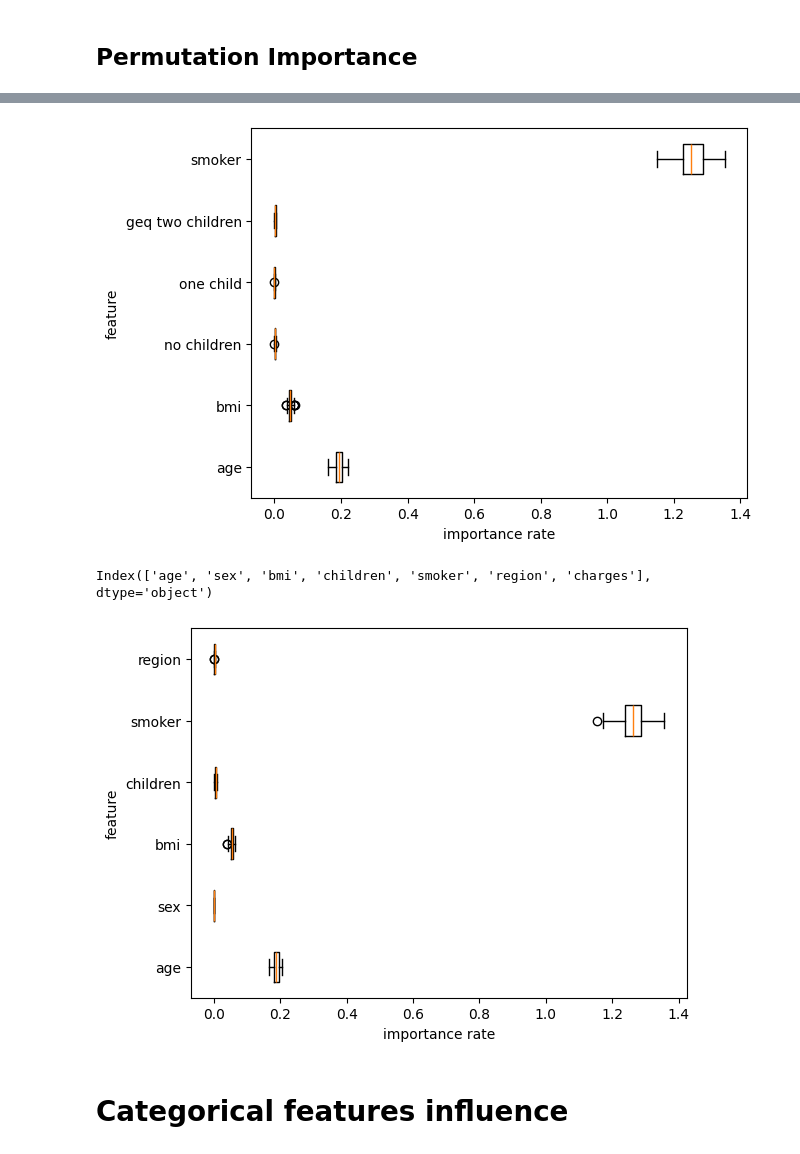
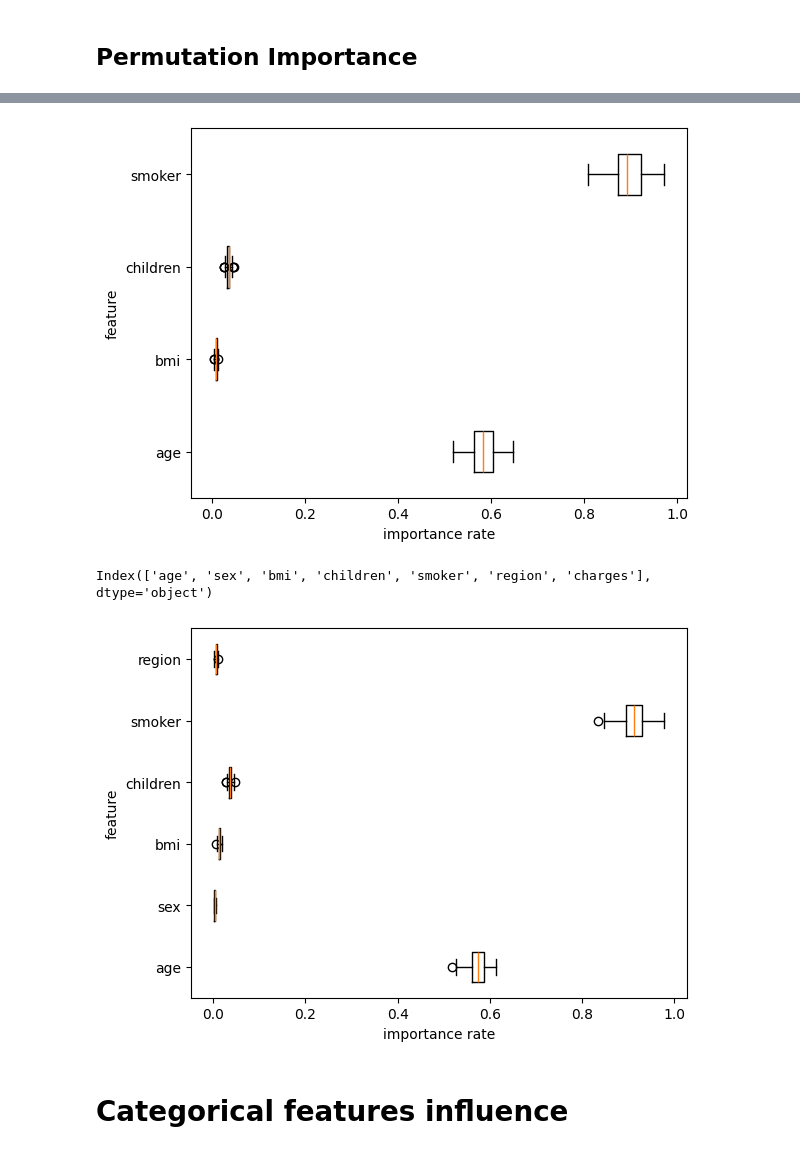
Before and after one commit to Kasymkhankhubiyev/AISiriusSpring2024, a Jupyter notebook: lab_01.ipynb, the cells around one changed output, grey strips where cells are left out. Cells and saved outputs as stored; diff of their text form; code cells hidden in the pictures.

```diff
--- a/lab_01.ipynb
+++ b/lab_01.ipynb
@@ -170,6 +170,6 @@ two and more children samples: 440 is 32.88%
 # %%
-df['no children'] = no_children
-df['one child'] = one_child
-df['geq two children'] = geq_two_children
-df.drop(columns='children', inplace=True)
-df.head()
+# df['no children'] = no_children
+# df['one child'] = one_child
+# df['geq two children'] = geq_two_children
+# df.drop(columns='children', inplace=True)
+# df.head()
@@ -238,6 +229,11 @@ Index(['age', 'sex', 'bmi', 'smoker', 'region', 'charges', 'no children',
+# %%
+df['charges'] = np.log10(df['charges'].values)
 # %%
-X, y = df[['age', 'bmi', 'no children','one child', 'geq two children']].values, df['charges'].values
-X_smoker = df[['age', 'bmi','no children','one child', 'geq two children', 'smoker']].values
+# X, y = df[['age', 'bmi', 'no children','one child', 'geq two children']].values, df['charges'].values
+# X_smoker = df[['age', 'bmi','no children','one child', 'geq two children', 'smoker']].values
+
+X, y = df[['age', 'bmi', 'children']].values, df['charges'].values
+X_smoker = df[['age', 'bmi','children', 'smoker']].values
 
 trainX, testX, trainY, testY = train_test_split(X, y, test_size=0.2, random_state=20240415)
 trainX_smoker, testX_smoker, trainY_smoker, testY_smoker = train_test_split(X_smoker, y,
@@ -355,10 +329,10 @@ permutation std: [0.01387376 0.00520854 0.00090056 0.0002808  0.00105733 0.04978
 # %%
-plt.boxplot(permut.importances.T, vert=False, labels=['age', 'bmi', 'no children','one child', 'geq two children', 'smoker'])
+plt.boxplot(permut.importances.T, vert=False, labels=['age', 'bmi', 'children','smoker'])
 plt.xlabel('importance rate')
 plt.ylabel('feature')
 plt.show()
 # %% [output]
-[figure, old version]
+[figure, new version]
 # %%
 df.columns
 # %% [output]
@@ -376,7 +350,7 @@ plt.xlabel('importance rate')
 plt.ylabel('feature')
 plt.show()
 # %% [output]
-[figure, old version]
+[figure, new version]
 # %% [markdown]
 # Categorical features influence
 # %%
```
Also changed, not shown: parts of 13 cells of this notebook, 1 other file.
